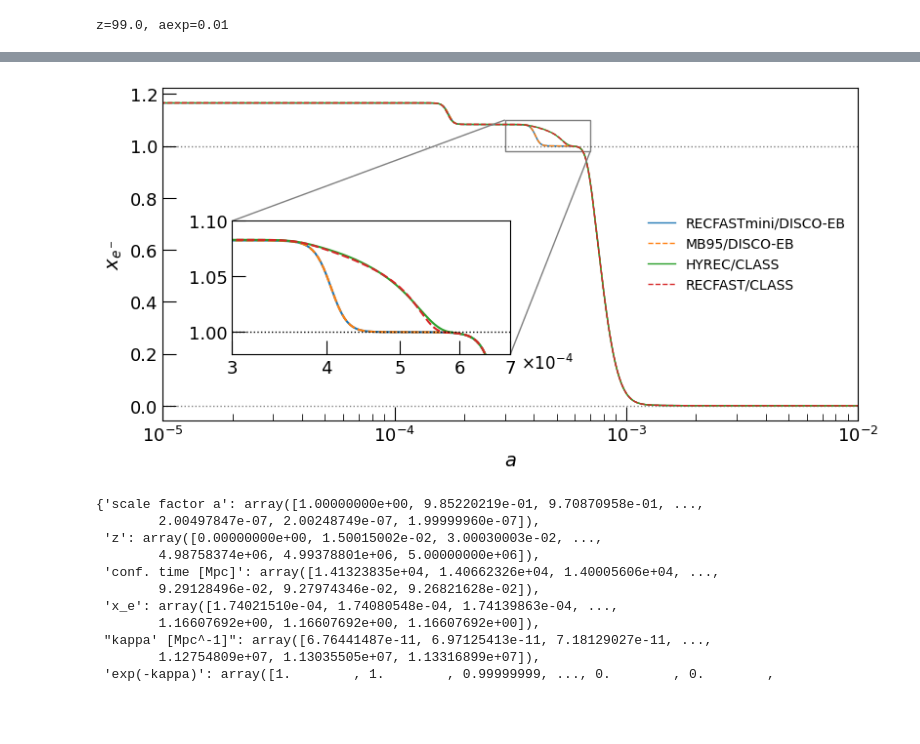
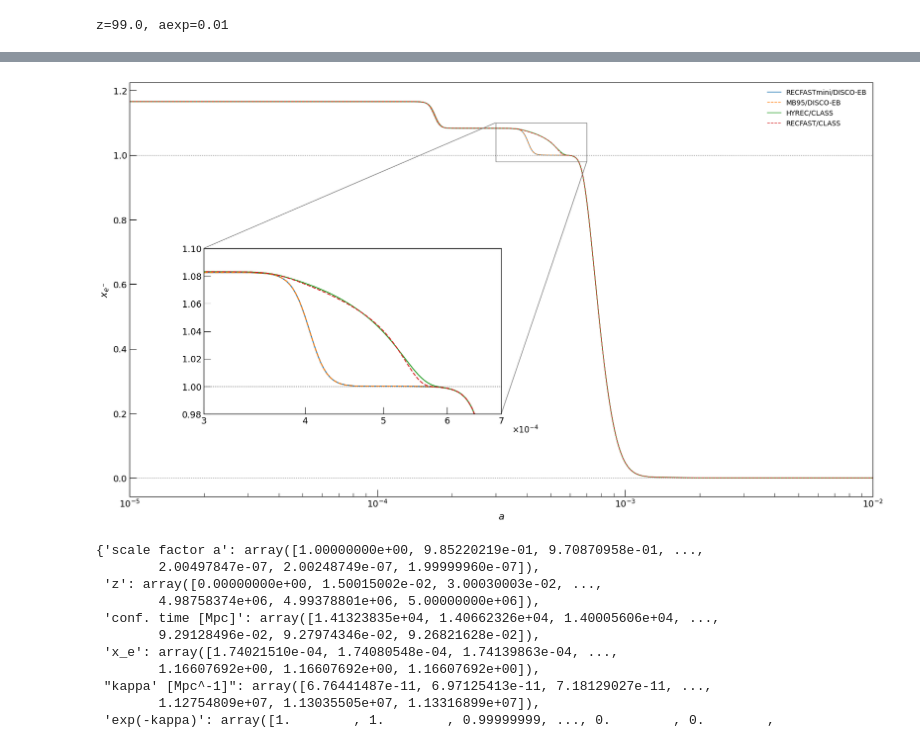
Before and after one commit to ohahn/DISCO-EB, a Jupyter notebook: notebooks/paper_scripts/nb_discoeb_class_comparison.ipynb, the cells around one changed output, grey strips where cells are left out. Cells and saved outputs as stored; diff of their text form; code cells hidden in the pictures; blank space fills up the shorter version.

```diff
--- a/notebooks/paper_scripts/nb_discoeb_class_comparison.ipynb
+++ b/notebooks/paper_scripts/nb_discoeb_class_comparison.ipynb
@@ -98,6 +98,6 @@ param['Neff']    = N_nu_rel
 param['Nmnu']    = N_nu_mass
 param['mnu']     = mnu
 
-param = evolve_background(param=param, thermo_module='RECFAST')#, class_thermo=thermo)
-print(param['Omegamnu'], ' ', mnu / 93.14 / h ** 2)
+param1 = evolve_background(param=param, thermo_module='RECFAST')#, class_thermo=thermo)
+print(param1['Omegamnu'], ' ', mnu / 93.14 / h ** 2)
 # %% [output]
@@ -493,12 +491,13 @@ from mpl_toolkits.axes_grid1.inset_locator import mark_inset
 # plot thermal evolution
 # fg, ax = plt.subplots(2,sharex=True, layout='constrained', figsize=(6,6))
 fg, ax = plt.subplots(figsize=(8,4),layout='constrained')
+fg.set_size_inches(16, 9)
 # for aa in ax:
 ax.axhline(0.0,c='k',ls=':',lw=1,alpha=0.5)
 ax.axhline(1.0,c='k',ls=':',lw=1,alpha=0.5)
 
-xe = param['xe_of_tau_spline'].evaluate(param['tau_of_a_spline'].evaluate(param['a']))
-a=  param['a']
+xe = param1['xe_of_tau_spline'].evaluate(param1['tau_of_a_spline'].evaluate(param1['a']))
+a=  param1['a']
 xe2 = param2['xe_of_tau_spline'].evaluate(param2['tau_of_a_spline'].evaluate(param2['a']))
 a2=  param2['a']
 
@@ -519,35 +518,37 @@ axins.semilogx( 1/(1+thermo['z']), thermo['x_e'], '--',lw=1.5, label='$x_{e^-}$
 axins.set_xlim(3.0e-4,0.7e-3)
 axins.set_xticks([3e-4,4e-4,5e-4,6e-4,7e-4])
 axins.set_xticklabels(['3','4','5','6','7'])
 axins.set_ylim(0.98,1.1)
 axins.axhline(1.0,c='k',ls=':',lw=1)
 
 # draw lines between main axes and inset axes
 mark_inset(ax, axins, loc1=2, loc2=4, fc="none", ec="0.5")
 ax.text(3.5e-4,0.14,'$\\times10^{-4}$',size=12)
 # create inset axes
 # axins2 = ax.inset_axes([0.7, 0.2, 0.3, 0.4])
 
 # axins2.loglog(a, xe,  lw=1, label='$x_{e^-}$ RECFASTmini/DISCO-EB' )
 # axins2.loglog( a2, xe2,  lw=1, label='$x_{e^-}$ MB95/DISCO-EB' )
 # axins2.loglog( 1/(1+thermo['z']), thermo['x_e'], lw=1, label='$x_{e^-}$ RECFAST/CLASS' )
 # axins2.loglog( 1/(1+thermo2['z']), thermo2['x_e'], lw=1, label='$x_{e^-}$ HYREC/CLASS' )
 # axins2.set_xlim(1e-3,1.0)
 # axins2.set_ylim(1e-4,1e-3)
 
 
 # ax[1].semilogx( param['th']['a'], param['th']['xHII'], lw=1, label='$x_\\mathrm{H^{+}}$ MB95/DISCO-EB' )
 # ax[1].semilogx( param['th']['a'], param['th']['xHeII'], lw=1, label='$x_\\mathrm{He^{+}}$ MB95/DISCO-EB' )
 # ax[1].semilogx( param['th']['a'], param['th']['xHeIII'], lw=1, label='$x_\\mathrm{He^{++}}$ MB95/DISCO-EB' )
 # for a in ax:
 leg = ax.legend(frameon=False)
 ax.set_ylabel('$x_{e^-}$',size=14)
 ax.set_xlabel('$a$',size=14)
 ax.set_xlim(1e-5,1e-2)
 # ax[1].set_xlabel('$a$')
-plt.savefig('thermodynamics.pdf',bbox_inches='tight')
+
+# plt.savefig('thermodynamics.pdf',bbox_inches='tight')
+plt.show()
 # %% [output]
-[figure, old version]
+[figure, new version]
 # %%
 thermo
 # %% [output]
```
Also changed, not shown: parts of 9 cells of this notebook, 7 other files.
